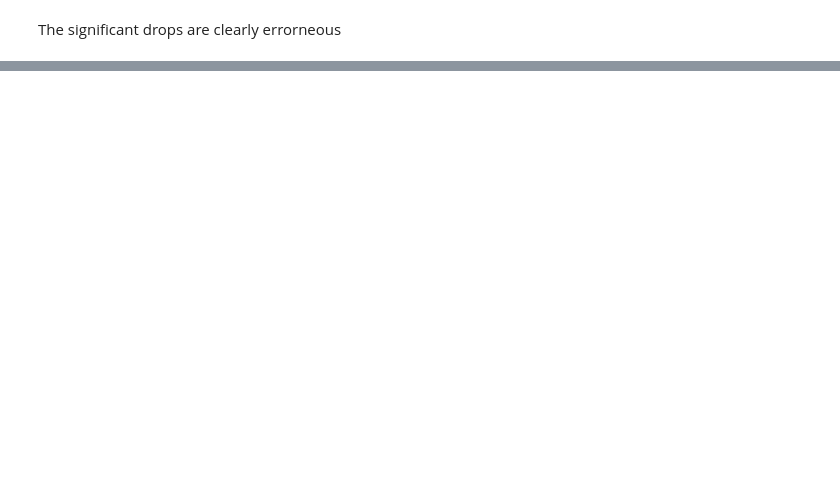
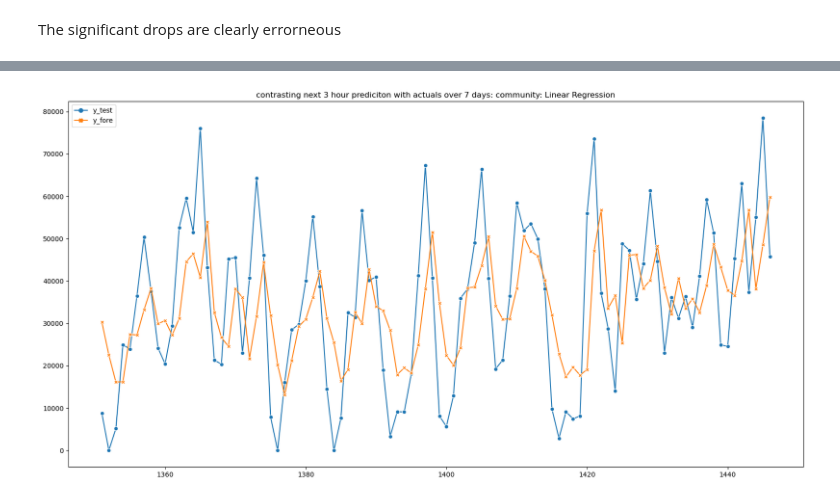
Before and after one commit to baz263/Ideal_dataset, a Jupyter notebook: coding/EDA/all_houses_df.ipynb, the cells around one changed output, grey strips where cells are left out. Drawn from its saved outputs; the diff is of its cells as text; code cells hidden in the pictures; blank space fills up the shorter version.

```diff
--- a/coding/EDA/all_houses_df.ipynb
+++ b/coding/EDA/all_houses_df.ipynb
@@ -366,5 +341,18 @@ df.head()
 # %%
-def forecast(df):
+def forecast_3H():
+    import pandas as pd
+    import matplotlib.pyplot as plt
+    import seaborn as sns
+    from sklearn.linear_model import LinearRegression
+    from sklearn.model_selection import train_test_split
+    from sklearn.metrics import mean_absolute_error
+    from sklearn.metrics import mean_squared_error
+    from sklearn.metrics import mean_absolute_percentage_error
+    from sklearn.metrics import r2_score
+
+
+
+    df = pd.read_csv('/Users/barry/CodeAcademy/Ideal_dataset/combined_houses/6_months_data_3H.csv')
     df_copy = df.copy(deep=True)
     #lets add my time series info to the dataframe
     desired_features = ['temperature_2m (°C)', 'relative_humidity_2m (%)',
@@ -374,7 +362,7 @@ def forecast(df):
        ]
     df_copy.dropna(inplace=True)
 
-    y = df_copy.pop('electric-combined-next-hour')
+    y = df_copy.pop('electric-combined_3H-forecast')
 
 
     X = df_copy[desired_features]
@@ -423,3 +411,5 @@ def forecast(df):
     # prediction = svr_cv.predict(X_test)
     # print(f'mean absolute error: {mean_absolute_error(y_test, prediction)}')
     # print(f'R-squared error: {r2_score(y_test, prediction)}')
+
+forecast_3H()
@@ -433,0 +571,78 @@ ______________
+# %%
+def forecast_3H():
+    import pandas as pd
+    import matplotlib.pyplot as plt
+    import seaborn as sns
+    from sklearn.linear_model import LinearRegression
+    from sklearn.model_selection import train_test_split
+    from sklearn.metrics import mean_absolute_error
+    from sklearn.metrics import mean_squared_error
+    from sklearn.metrics import mean_absolute_percentage_error
+    from sklearn.metrics import r2_score
+
+
+
+    df = pd.read_csv('/Users/barry/CodeAcademy/Ideal_dataset/combined_houses/6_months_data_3H.csv')
+    print(len(df))
+    df_copy = df.copy(deep=True)
+    #lets add my time series info to the dataframe
+    desired_features = ['temperature_2m (°C)', 'relative_humidity_2m (%)',
+       'weather_code (wmo code)', 'wind_speed_10m (km/h)',
+       'wind_direction_10m (°)', 'day', 'hour', 'electric-combined',
+       'electric-combined-yesterday', 'electric-combined-last-week'
+       ]
+    df_copy.dropna(inplace=True)
+
+    y = df_copy.pop('electric-combined_3H-forecast')
+
+
+    X = df_copy[desired_features]
+
+
+    X_train, X_test, y_train, y_test = train_test_split(X, y, test_size=96, shuffle=False)
+
+    model =LinearRegression()
+    model.fit(X_train,y_train)
+    #y_pred = pd.Series(model.predict(X_train), index = y_train.index)
+    y_fore = pd.Series(model.predict(X_test), index = y_test.index)
+
+    plot_data = pd.DataFrame(columns=['y_test', 'y_fore'])
+
+    plot_data['y_test'] = y_test
+    plot_data['y_fore'] = y_fore
+
+    # org_csv = pd.read_csv(f'/Users/barry/CodeAcademy/Ideal_dataset/combined_houses/6_months_data.csv')
+
+
+    # org_csv = org_csv['time']
+
+    # plot_data['time'] = org_csv
+    # plot_data.set_index('time', inplace=True)
+
+    fig, axs = plt.subplots(figsize=(20,10))
+    fig1 = sns.lineplot(data=plot_data, ax=axs, markers=True, dashes=False)
+    #plt.xticks(ticks= plot_data.index, rotation=90)
+    axs.set_title(f'contrasting next 3 hour prediciton with actuals over 7 days: community: Linear Regression')
+
+
+    #lets check errors
+    print(f'mean absolute error: {mean_absolute_error(y_test, y_fore)}')
+    print(f'mean absolute percentage error: {mean_absolute_percentage_error(y_test, y_fore)}')
+    print(f'R-squared error: {r2_score(y_test, y_fore)}')
+
+    print('______________')
+
+    svrgs_parameters = {
+    'kernel': ['rbf'],
+    'C':     [150000,200000,250000],
+    'gamma': [0.004,0.0045,0.005]
+}
+
+    # svr_cv = GridSearchCV(svm.SVR(), svrgs_parameters, cv=8, scoring= 'neg_mean_squared_log_error')
+    # svr_cv.fit(X_train, y_train)
+    # prediction = svr_cv.predict(X_test)
+    # print(f'mean absolute error: {mean_absolute_error(y_test, prediction)}')
+    # print(f'R-squared error: {r2_score(y_test, prediction)}')
+
+forecast_3H()
+# %% [output]
@@ -433,0 +654 @@ ______________
+[figure, added]
```
Also changed, not shown: parts of 47 cells of this notebook, 8 other files.
